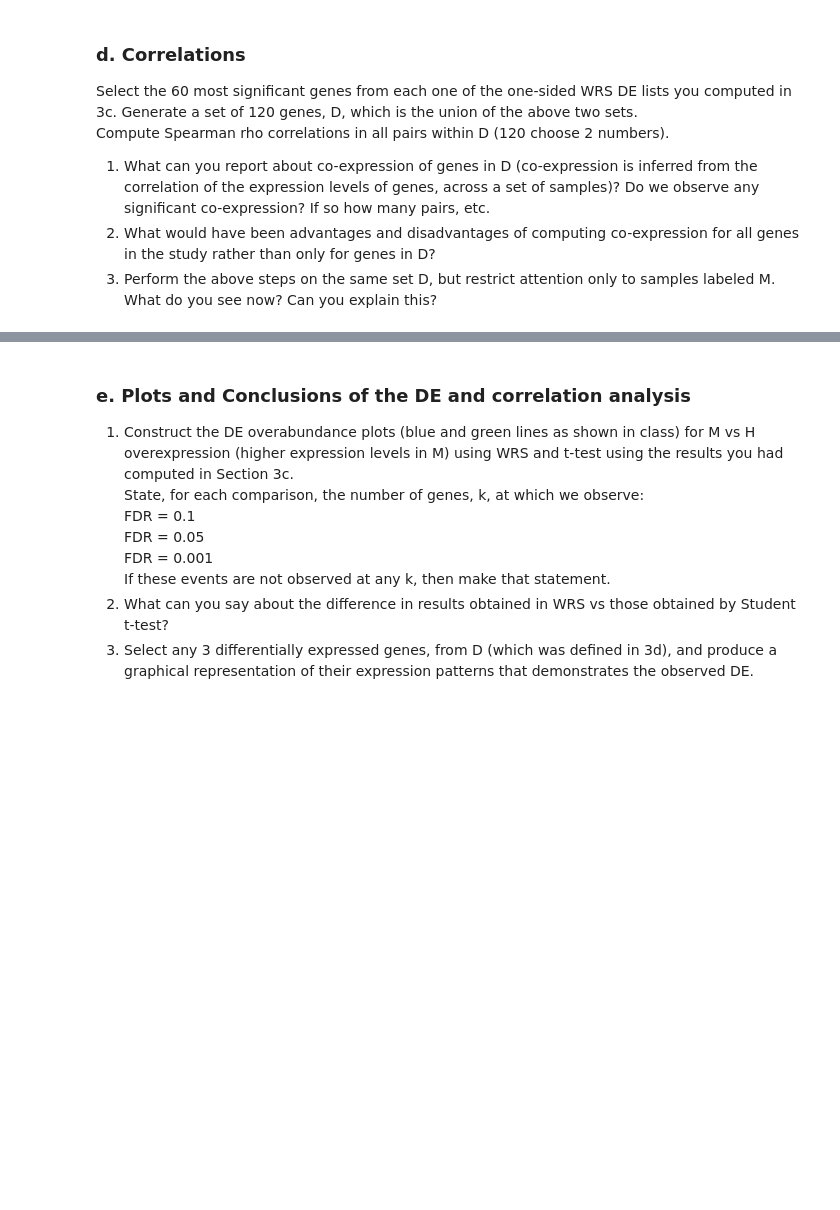
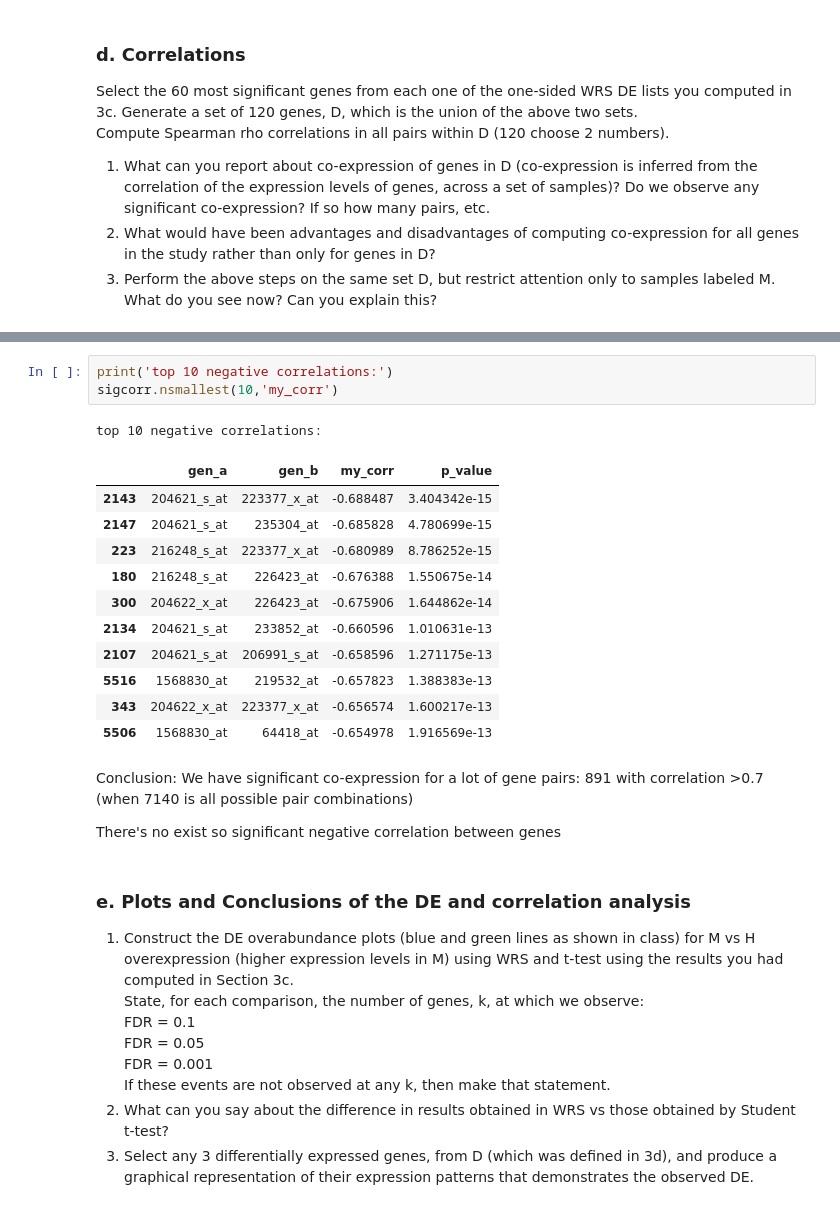
Before and after one commit to ihadanny/stat3620, a Jupyter notebook: HW4_034537969_322156159.ipynb, the cells around one changed output, grey strips where cells are left out. Saved outputs shown, nothing was run; the diff lists cells and outputs as text; blank space fills up the shorter version.

```diff
--- a/HW4_034537969_322156159.ipynb
+++ b/HW4_034537969_322156159.ipynb
@@ -146,3 +235,24 @@ Compute Spearman rho correlations in all pairs within D (120 choose 2 numbers).
+# %%
+print('top 10 negative correlations:')
+sigcorr.nsmallest(10,'my_corr')
+# %% [output]
+top 10 negative correlations:
+|  | gen_a | gen_b | my_corr | p_value |
+| 2143 | 204621_s_at | 223377_x_at | -0.688487 | 3.404342e-15 |
+| 2147 | 204621_s_at | 235304_at | -0.685828 | 4.780699e-15 |
+| 223 | 216248_s_at | 223377_x_at | -0.680989 | 8.786252e-15 |
+| 180 | 216248_s_at | 226423_at | -0.676388 | 1.550675e-14 |
+| 300 | 204622_x_at | 226423_at | -0.675906 | 1.644862e-14 |
+| 2134 | 204621_s_at | 233852_at | -0.660596 | 1.010631e-13 |
+| 2107 | 204621_s_at | 206991_s_at | -0.658596 | 1.271175e-13 |
+| 5516 | 1568830_at | 219532_at | -0.657823 | 1.388383e-13 |
+| 343 | 204622_x_at | 223377_x_at | -0.656574 | 1.600217e-13 |
+| 5506 | 1568830_at | 64418_at | -0.654978 | 1.916569e-13 |
+# %% [markdown]
+Conclusion:
+We have significant co-expression for a lot of gene pairs: 891 with correlation >0.7 (when 7140 is all possible pair combinations)
+
+There's no exist so significant negative correlation between genes
 # %% [markdown]
 ### e. Plots and Conclusions of the DE and correlation analysis
 1. Construct the DE overabundance plots (blue and green lines as shown in class) for M vs H overexpression (higher expression levels in M) using WRS and t-test using the results you had computed in Section 3c.
```
Also changed, not shown: parts of 12 cells of this notebook.
